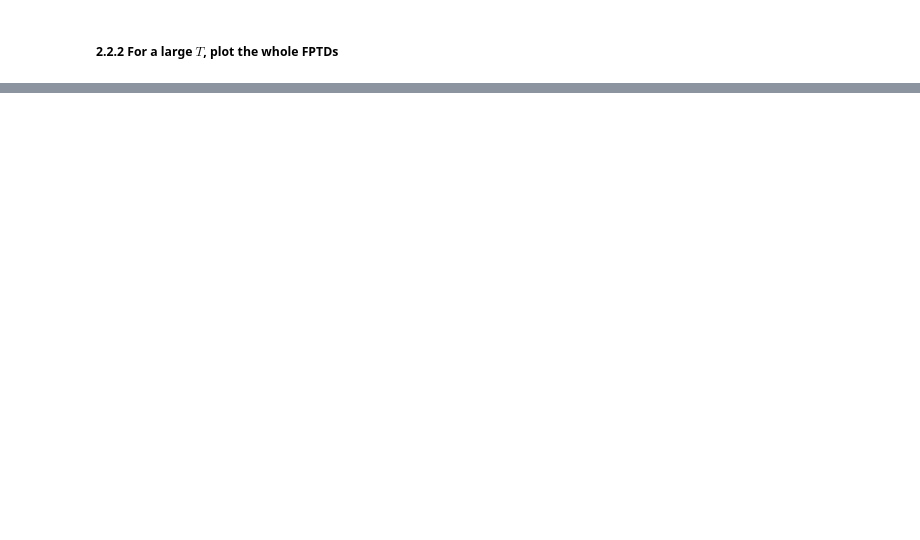
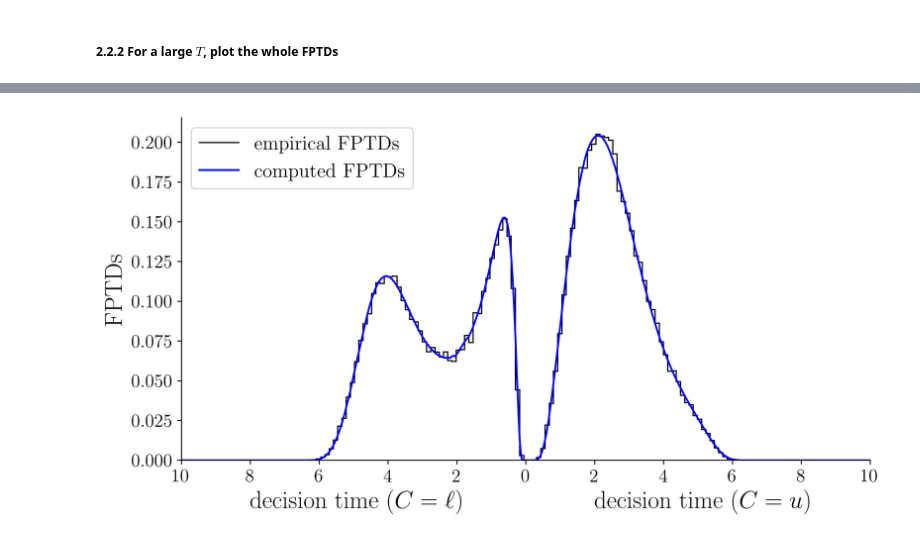
Before and after one commit to RiverFlowsInYou98/efficient-fpt, a Jupyter notebook: examples/example2/example2_multi-stage-approx.ipynb, the cells around one changed output, grey strips where cells are left out. Saved outputs shown, nothing was run; the diff lists cells and outputs as text; code cells hidden in the pictures; blank space fills up the shorter version.

```diff
--- a/examples/example2/example2_multi-stage-approx.ipynb
+++ b/examples/example2/example2_multi-stage-approx.ipynb
@@ -186,7 +230,11 @@ dt_bin = bins_t[1] - bins_t[0]
 # %%
 t_intp_array, _ = adaptive_interpolation(u_tilde, [0, T], 0.0005)
-b1_array = (u_tilde(t_intp_array)[1:] - u_tilde(t_intp_array)[:-1]) / (t_intp_array[1:] - t_intp_array[:-1])
-b2_array = (l_tilde(t_intp_array)[1:] - l_tilde(t_intp_array)[:-1]) / (t_intp_array[1:] - t_intp_array[:-1])
+b1_array = (u_tilde(t_intp_array)[1:] - u_tilde(t_intp_array)[:-1]) / (
+    t_intp_array[1:] - t_intp_array[:-1]
+)
+b2_array = (l_tilde(t_intp_array)[1:] - l_tilde(t_intp_array)[:-1]) / (
+    t_intp_array[1:] - t_intp_array[:-1]
+)
 a1 = u_tilde(0)
 a2 = l_tilde(0)
 mu_array = np.zeros_like(b1_array)
@@ -219,8 +267,8 @@ lower_fptds = np.exp(lower_logfptds)
 fig, ax = plt.subplots(1, 1, figsize=(8, 4))
 ax.stairs(counts_t / num_fpt / dt_bin, bins_t, color="black")
 
-ax.plot(ts, upper_fptds, c='b')
-ax.plot(-ts, lower_fptds, c='b')
+ax.plot(ts, upper_fptds, c="b")
+ax.plot(-ts, lower_fptds, c="b")
 ax.set_xlabel(r"$\tau$")
 ax.set_ylabel("FPTDs")
 
@@ -228,3 +278,32 @@ plt.show()
+# %%
+fig, ax = plt.subplots(1, 1, figsize=(10, 5), dpi=500)
+ax.stairs(counts_t / num_fpt / dt_bin, bins_t, color="black", label="empirical FPTDs")
+ax.plot(ts, upper_fptds, c="b", label="computed FPTDs")
+ax.plot(-ts, lower_fptds, c="b")
+ax.legend(fontsize=16, loc="upper left")
+
+ax.text(-8, -0.03, r"decision time ($C=\ell$)", fontsize=20)
+ax.text(2, -0.03, r"decision time ($C=u$)", fontsize=20)
+ax.set_ylabel("FPTDs", fontsize=20)
+
+ax.autoscale(tight=True, axis="x")
+
+ax.set_xticks(np.arange(-10, 11, 2))
+ax.set_xticklabels(np.hstack([np.arange(10, 0, -2), np.arange(0, 11, 2)]), fontsize=15)
+# yticks = np.arange(0, 0.65, 0.1)
+# ax.set_yticks(yticks)
+# ax.set_yticklabels([f"{y:.1f}" for y in yticks], fontsize=15)
+# ax.set_yticks([])
+ax.spines[["right", "top"]].set_visible(False)
+
+
+ax.tick_params(axis="both", labelsize=15)
+ax.spines[["right", "top"]].set_visible(False)
+
+plt.savefig("ex2-figure.png", format="png", bbox_inches="tight", transparent=True)
+plt.show()
+# %% [output]
+[figure, added]
 # %%
 from scipy.integrate import cumulative_trapezoid
 from scipy.stats import ks_1samp, ecdf
```
Also changed, not shown: parts of 5 cells of this notebook, 1 other file.
